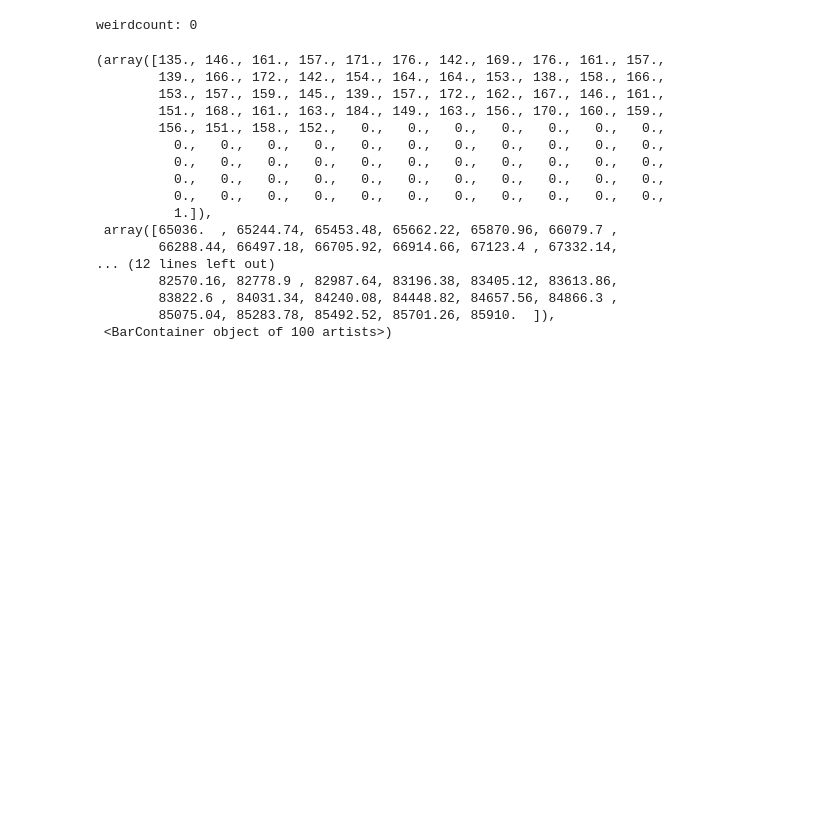
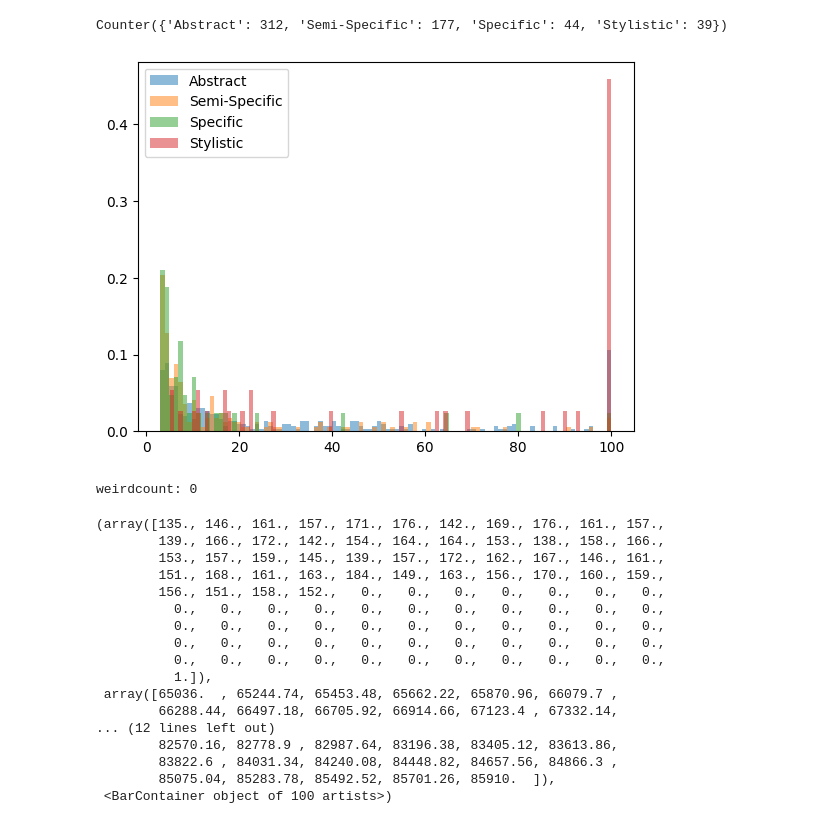
Before and after one commit to PrasannS/setretrieval, a Jupyter notebook: notebooks/reformat_data_tmp.ipynb, the cells around one changed output. Saved outputs shown, nothing was run; the diff lists cells and outputs as text; code cells hidden in the pictures; blank space fills up the shorter version.

```diff
--- a/notebooks/reformat_data_tmp.ipynb
+++ b/notebooks/reformat_data_tmp.ipynb
@@ -9,3 +45,19 @@ fifteen = Dataset.load_from_disk("../data/datastores/wikipedia_docs_15k")
+# %%
+print(Counter([t['category'] for t in newtest]))
+# %% [output]
+Counter({'Abstract': 312, 'Semi-Specific': 177, 'Specific': 44, 'Stylistic': 39})
+# %%
+cats = ['Abstract', "Semi-Specific", "Specific", "Stylistic"]
+clens = {c: [] for c in cats}
+for t in newtest:
+    clens[t['category']].append(min(t['numposchunks'], 100))
+# %%
+for c in clens:
+    plt.hist(clens[c], bins=100, density=True, alpha=0.5, label=c)
+plt.legend()
+plt.show()
+# %% [output]
+[figure, added]
 # %%
 smallset = fifteen.select(range(10))
 smallset.save_to_disk("../data/datastores/wikipedia_docs_debug10")
```
Also changed, not shown: parts of 8 cells of this notebook, 7 other files.
